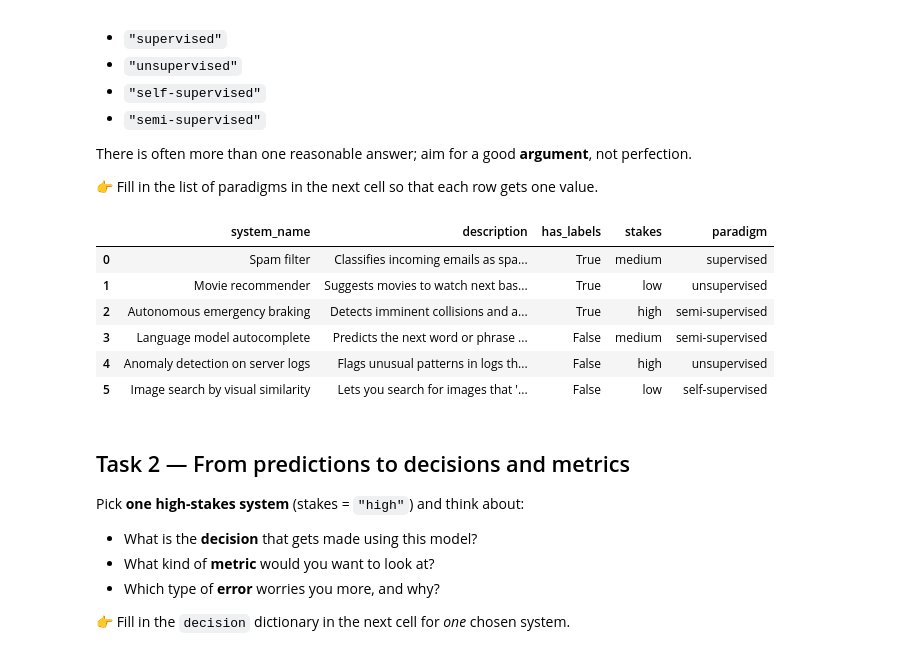
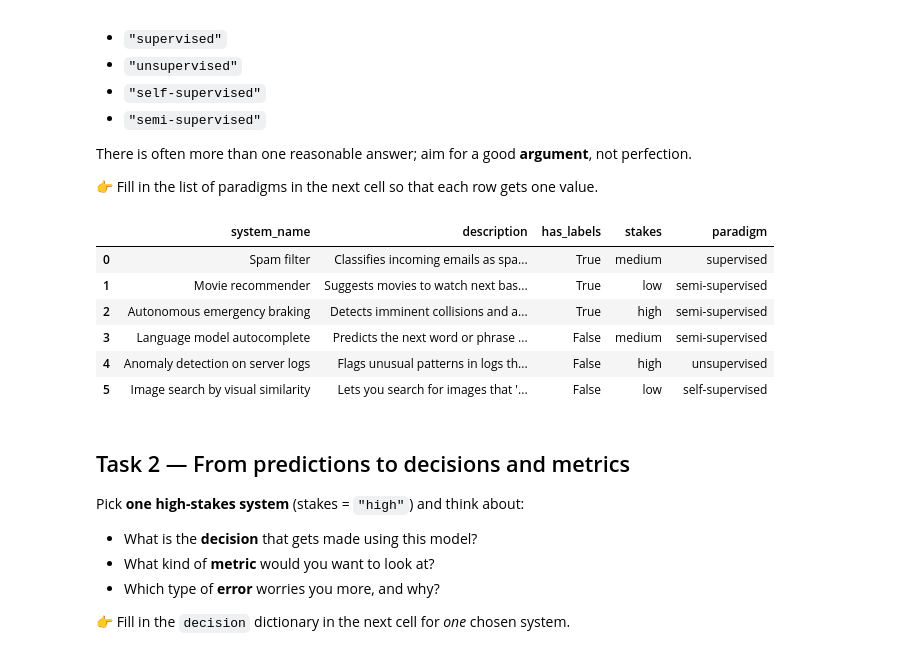
Before and after one commit to YanruiWang/CSCI3151_note, a Jupyter notebook: m01.ipynb, the cells around one changed output. Cells and saved outputs as stored; diff of their text form; code cells hidden in the pictures.

```diff
--- a/m01.ipynb
+++ b/m01.ipynb
@@ -83,33 +83,33 @@ There is often more than one reasonable answer; aim for a good **argument**, not
 # %%
 # === Task 1: fill in the 'paradigm' column ===============================
 
 allowed_paradigms = {"supervised", "unsupervised", "self-supervised", "semi-supervised"}
 
 # TODO: Replace the strings below with your guesses.
 # There should be exactly ONE paradigm string for each system in the same order
 # as the rows printed above.
 systems["paradigm"] = [
     # e.g., "supervised",
     #       "self-supervised",
     #       ...
     "supervised",  # Spam filter
     "semi-supervised",  # Movie recommender
     "semi-supervised",  # Autonomous emergency braking
     "semi-supervised",  # Language model autocomplete
-    "semi-supervised",  # Anomaly detection on server logs
-    "unsupervised",  # Image search by visual similarity
+    "unsupervised",  # Anomaly detection on server logs
+    "self-supervised",  # Image search by visual similarity
 ]
 
 # Simple checks
 assert len(systems["paradigm"]) == len(systems)
 assert systems["paradigm"].notna().all(), "You must fill in all paradigms."
 assert set(systems["paradigm"]).issubset(allowed_paradigms), "Use only allowed paradigm names."
 
 systems
 # %% [output]
 |  | system_name | description | has_labels | stakes | paradigm |
 | 0 | Spam filter | Classifies incoming emails as spa... | True | medium | supervised |
-| 1 | Movie recommender | Suggests movies to watch next bas... | True | low | unsupervised |
+| 1 | Movie recommender | Suggests movies to watch next bas... | True | low | semi-supervised |
 | 2 | Autonomous emergency braking | Detects imminent collisions and a... | True | high | semi-supervised |
 | 3 | Language model autocomplete | Predicts the next word or phrase ... | False | medium | semi-supervised |
 | 4 | Anomaly detection on server logs | Flags unusual patterns in logs th... | False | high | unsupervised |
```
Also changed, not shown: parts of 2 cells of this notebook.
